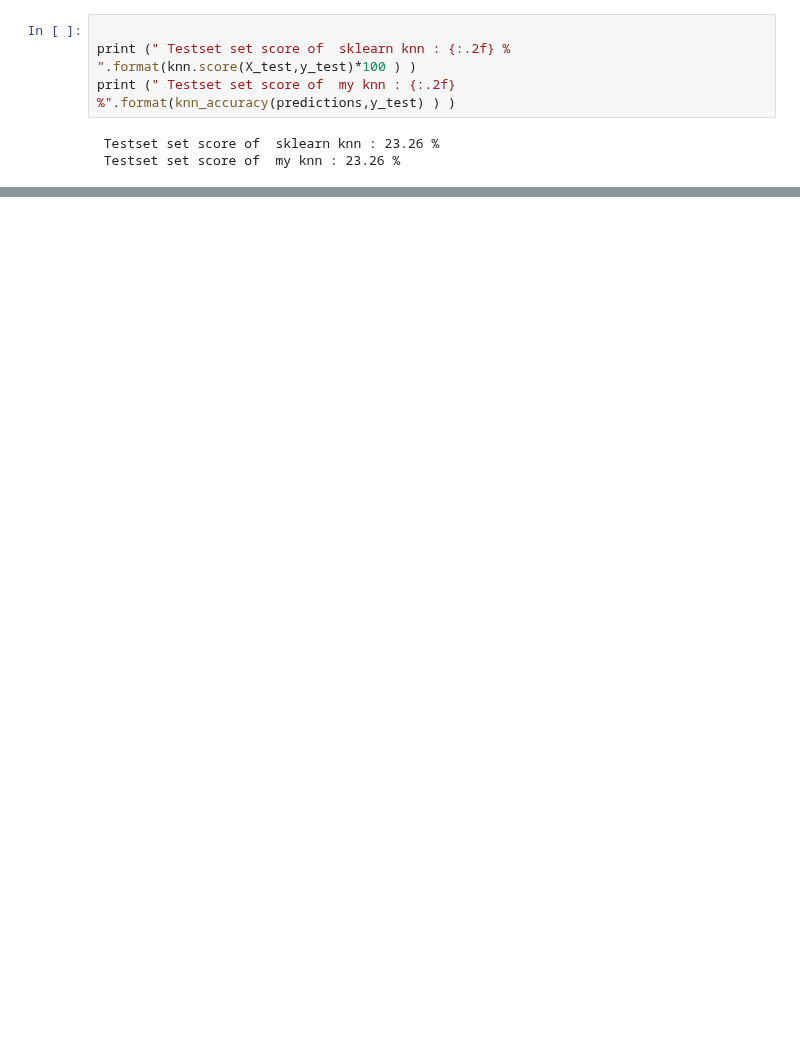
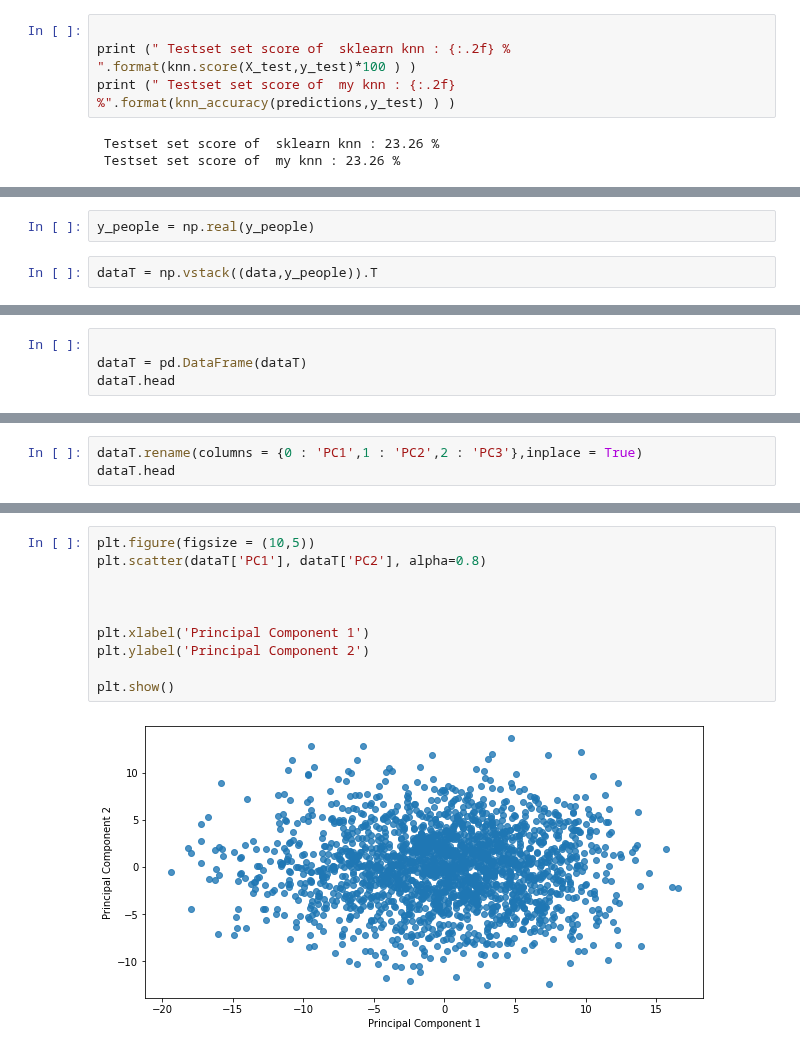
Before and after one commit to Prakhar-Saxena/CollegeAssignments, a Jupyter notebook: CS383/assn3/assn3.ipynb, the cells around one changed output, grey strips where cells are left out. Saved outputs shown, nothing was run; the diff lists cells and outputs as text; blank space fills up the shorter version.

```diff
--- a/CS383/assn3/assn3.ipynb
+++ b/CS383/assn3/assn3.ipynb
@@ -139,0 +708,4 @@ X_train, X_test = standardize_data(X_train, X_test)
+# %%
+y_people = np.real(y_people)
+# %%
+dataT = np.vstack((data,y_people)).T
@@ -139,0 +715,4 @@ X_train, X_test = standardize_data(X_train, X_test)
+# %%
+
+dataT = pd.DataFrame(dataT)
+dataT.head
@@ -139,0 +734,3 @@ X_train, X_test = standardize_data(X_train, X_test)
+# %%
+dataT.rename(columns = {0 : 'PC1',1 : 'PC2',2 : 'PC3'},inplace = True)
+dataT.head
@@ -139,0 +752,12 @@ X_train, X_test = standardize_data(X_train, X_test)
+# %%
+plt.figure(figsize = (10,5))
+plt.scatter(dataT['PC1'], dataT['PC2'], alpha=0.8)
+
+
+
+plt.xlabel('Principal Component 1')
+plt.ylabel('Principal Component 2')
+
+plt.show()
+# %% [output]
+[figure, added]
```
Also changed, not shown: parts of 127 cells of this notebook, 2 other files.
